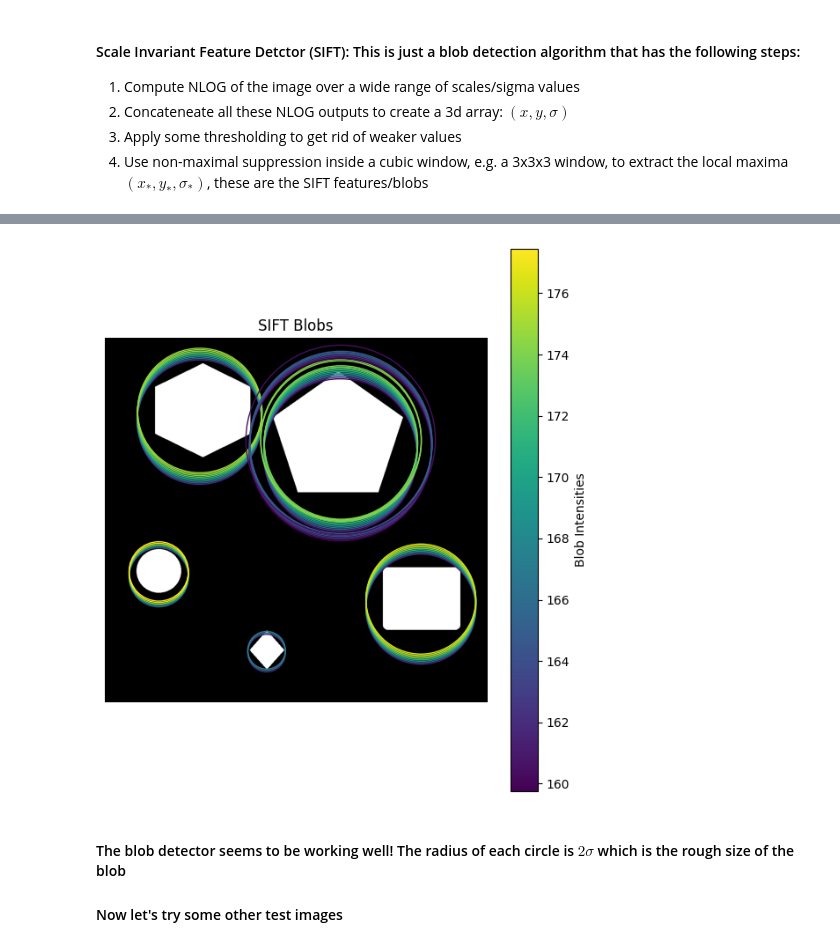
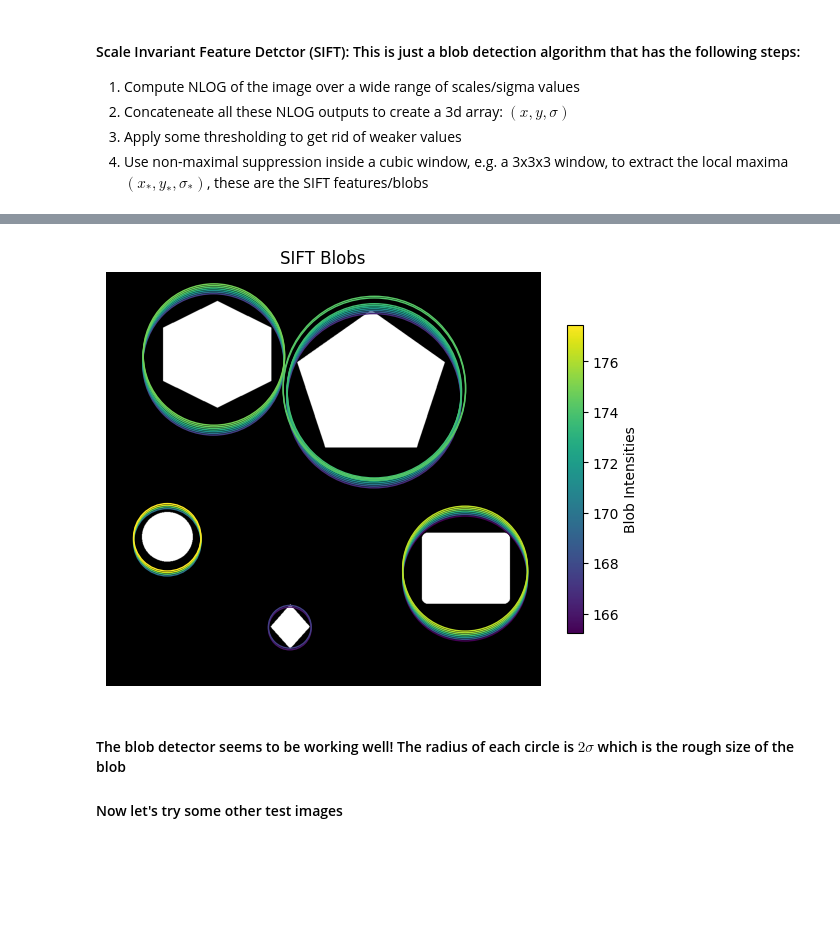
Before and after one commit to tsultan16/Computer_Vision, a Jupyter notebook: feature_detection/blob_detection.ipynb, the cells around one changed output, grey strips where cells are left out. Drawn from its saved outputs; the diff is of its cells as text; code cells hidden in the pictures; blank space fills up the shorter version.

```diff
--- a/feature_detection/blob_detection.ipynb
+++ b/feature_detection/blob_detection.ipynb
@@ -330,8 +350,8 @@ SIFT_blobs = SIFT(img2, window_size=5)
 # %%
 # using DoG instead
-SIFT_blobs = SIFT_DoG(img2, window_size=5)
+SIFT_blobs = SIFT_DoG(img2, threshold=0.6, window_size=5, num_blobs=30)
 # %% [output]
-[figure, old version]
+[figure, new version]
 # %% [markdown]
 #### The blob detector seems to be working well! The radius of each circle is $2 \sigma$ which is the rough size of the blob
 
```
Also changed, not shown: parts of 6 cells of this notebook.
